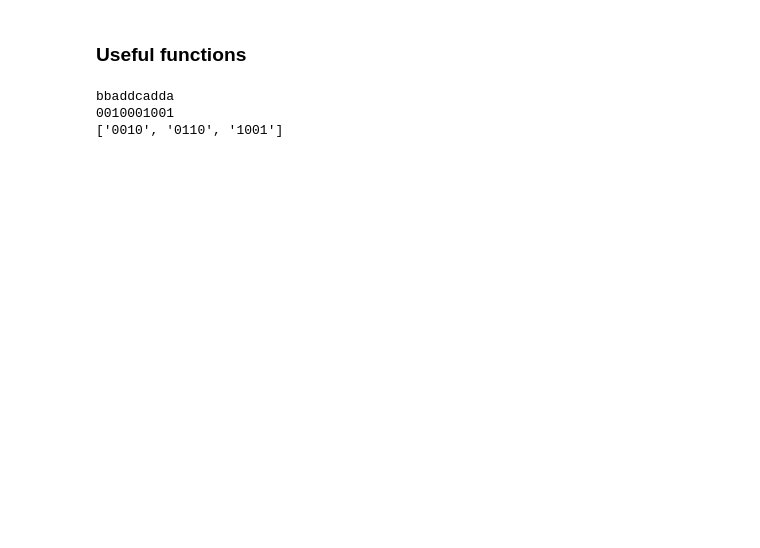
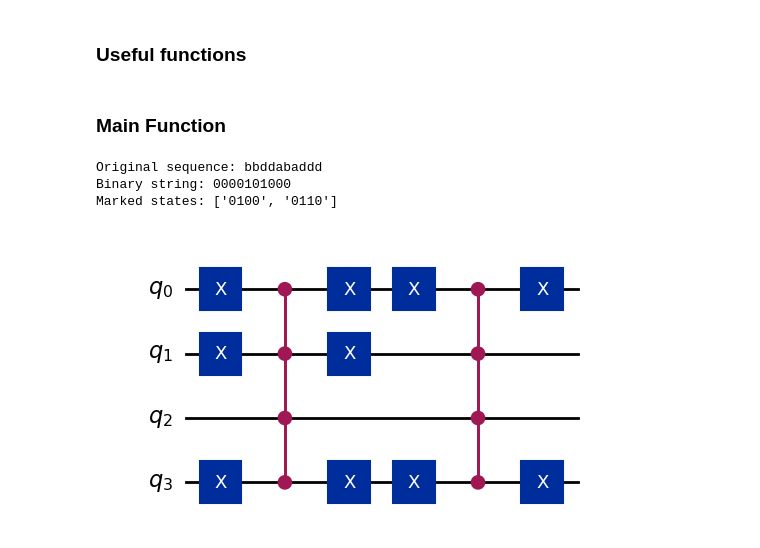
Before and after one commit to Nihar-Shah2001/Quantum_Computing_Notes, a Jupyter notebook: Notes/codes/grover_example.ipynb, the cells around one changed output. Drawn from its saved outputs; the diff is of its cells as text; code cells hidden in the pictures; blank space fills up the shorter version.

```diff
--- a/Notes/codes/grover_example.ipynb
+++ b/Notes/codes/grover_example.ipynb
@@ -106,22 +151,31 @@ def convert_to_binary_string(sequence, charac):
+# %% [markdown]
+### Main Function
 # %%
 # Define the alphabet and their corresponding probabilities
 alphabet = ['a', 'b', 'c', 'd']
 probabilities = [0.2, 0.3, 0.1, 0.4]
 # Define the length of the sequence
 N = 10  # Example length, you can change this to any desired length
-epsilon = 0.1 # Error tolerance
+epsilon = 0.4 # Error tolerance
+shots = 1000 # Number of shots for the simulation
 
-# Generate a sequence of characters
-sequence = generate_sequence(alphabet, probabilities, N)
-binary_string = convert_to_binary_string(sequence, 'a')
-
-print(sequence)
-print(binary_string)
-
-# Find the locations of '1' in the binary string and convert to binary representation
-marked_states = [format(index, f'0{len(bin(N-1)[2:])}b') for index, char in enumerate(binary_string) if char == '1']
-print(marked_states)
+# sequence, binary_string, marked_states, qc, dist = solution_function(alphabet,probabilities, N, epsilon=epsilon, shots=1000)
-# %% [output]
-bbaddcadda
-0010001001
-['0010', '0110', '1001']
+# %%
+# Generate a sequence of characters
+sequence = generate_sequence(alphabet, probabilities, N)
+# for character in alphabet:
+binary_string = convert_to_binary_string(sequence, 'a')
+marked_states = [format(index, f'0{len(bin(N-1)[2:])}b') for index, char in enumerate(binary_string) if char == '1']
+
+print("Original sequence:", sequence)
+print("Binary string:", binary_string)
+print("Marked states:", marked_states)
+# %% [output]
+Original sequence: bbddabaddd
+Binary string: 0000101000
+Marked states: ['0100', '0110']
+# %%
+oracle = function_oracle(marked_states)
+oracle.draw(output="mpl", style="iqp")
+# %% [output]
+[figure, added]
```
Also changed, not shown: parts of 14 cells of this notebook.
